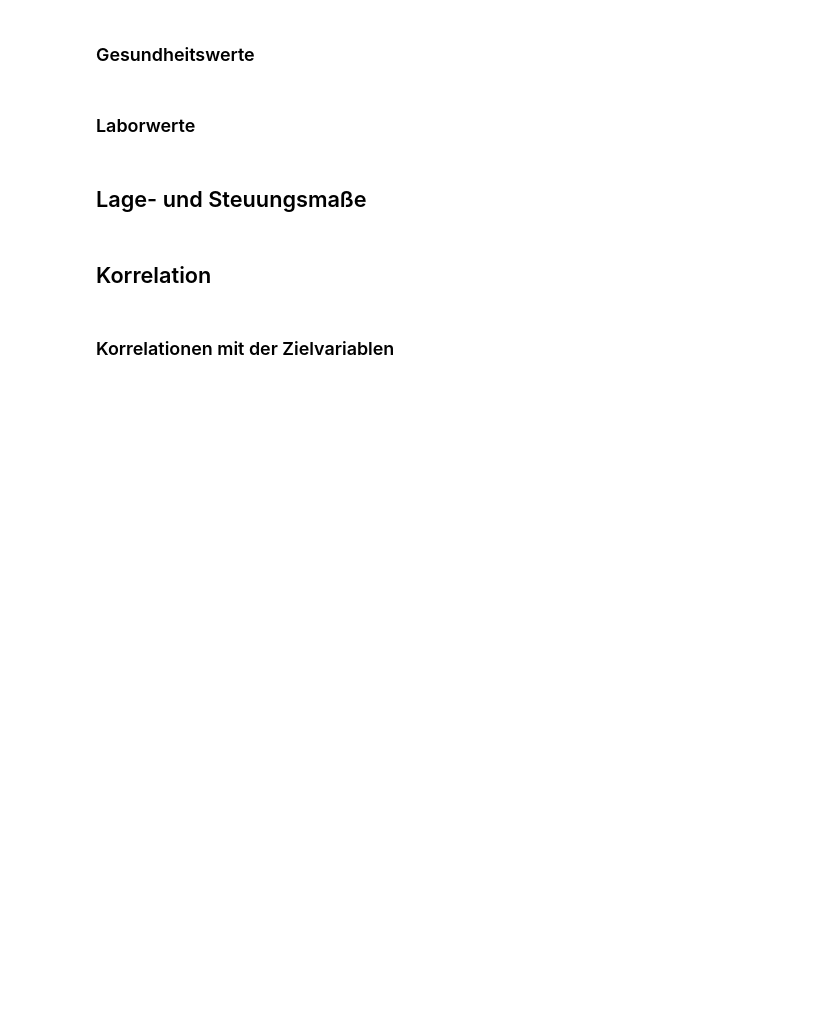
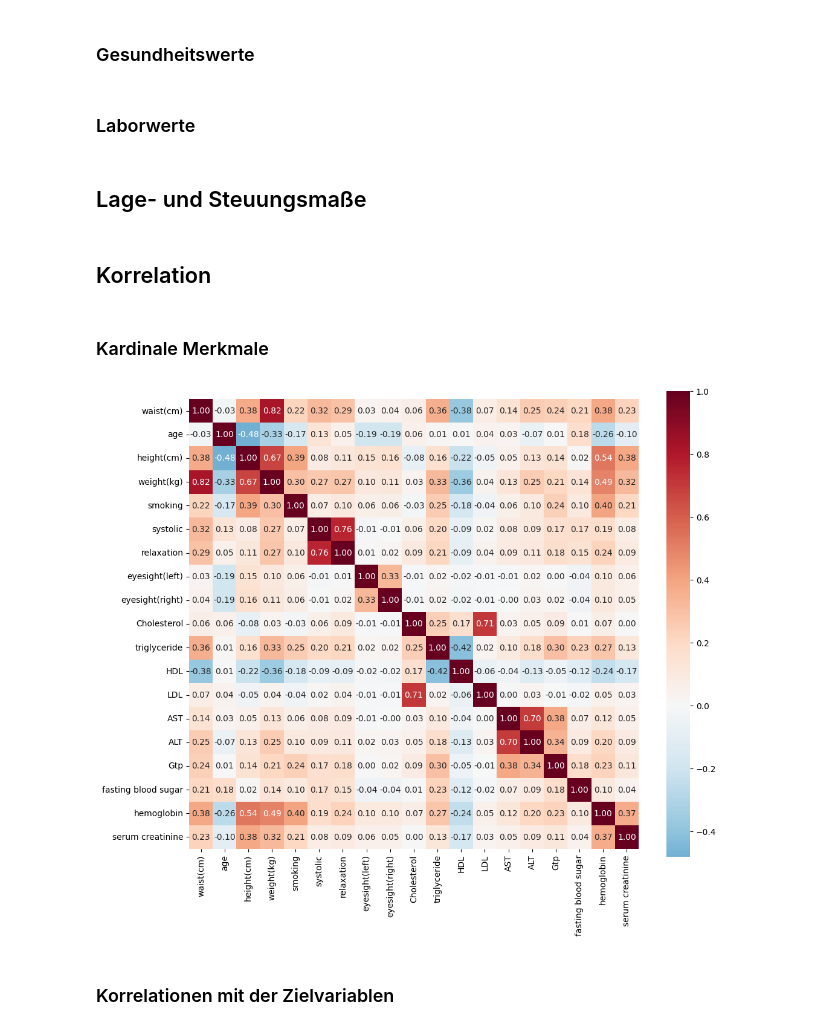
Before and after one commit to jonaRumberg/datascienceportfolio, a Jupyter notebook: data-understanding.ipynb, the cells around one changed output. Drawn from its saved outputs; the diff is of its cells as text; code cells hidden in the pictures; blank space fills up the shorter version.

Commit message:
pearson

```diff
--- a/data-understanding.ipynb
+++ b/data-understanding.ipynb
@@ -94,6 +94,55 @@ lagemasse["rel. diff"] = (lagemasse["mean"]-lagemasse["50%"])/lagemasse["mean"]
 lagemasse
 # %% [markdown]
 ## Korrelation
+# %% [markdown]
+### Kardinale Merkmale
+# %%
+# Definitions
+cardinal_features = [
+    "waist(cm)",
+    "age",
+    "height(cm)",
+    "weight(kg)",
+    "smoking",
+    "systolic",
+    "relaxation",
+    "eyesight(left)",
+    "eyesight(right)",
+    "Cholesterol",
+    "triglyceride",
+    "HDL",
+    "LDL",
+    "AST",
+    "ALT",
+    "Gtp",
+    "fasting blood sugar",
+    "hemoglobin",
+    "serum creatinine",
+]
+
+ordinal_features = [
+    "Urine protein" # 1, 2, 3, 4, 5, 6
+]
+
+nominal_features = [
+    "hearing(left)",    # 1 and 2
+    "hearing(right)",   # 1 and 2
+    "dental caries"     # 0 and 1
+]
+# %%
+# Pearson
+df_cardinal = df[cardinal_features]
+
+corr_pearson = df_cardinal.corr(method='pearson')
+
+plt.figure(figsize=(12, 10))
+
+sns.heatmap(corr_pearson, annot=True, cmap='RdBu_r', center=0,
+            fmt='.2f', square=True)
+
+plt.show()
+# %% [output]
+[figure, added]
 # %% [markdown]
 ### Korrelationen mit der Zielvariablen
 # %%
```
Also changed, not shown: parts of 3 cells of this notebook, 1 other file.
